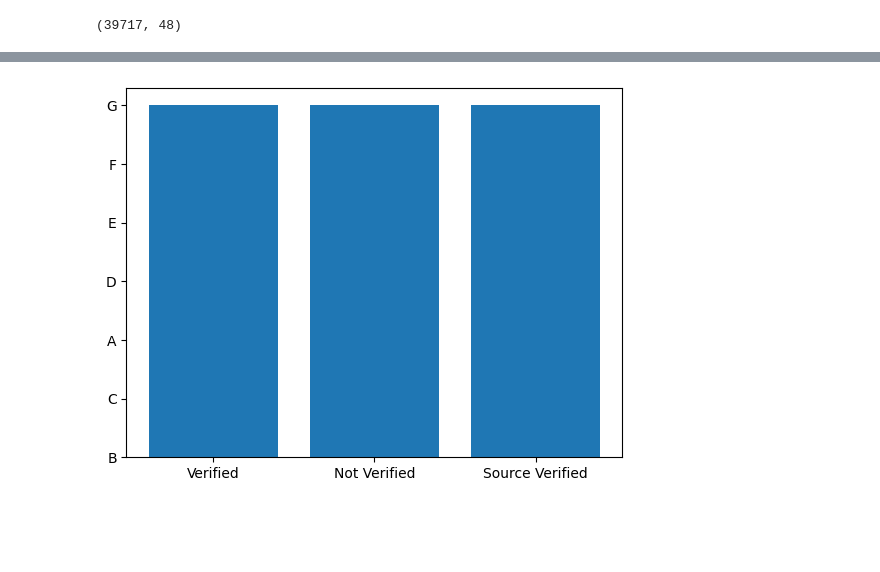
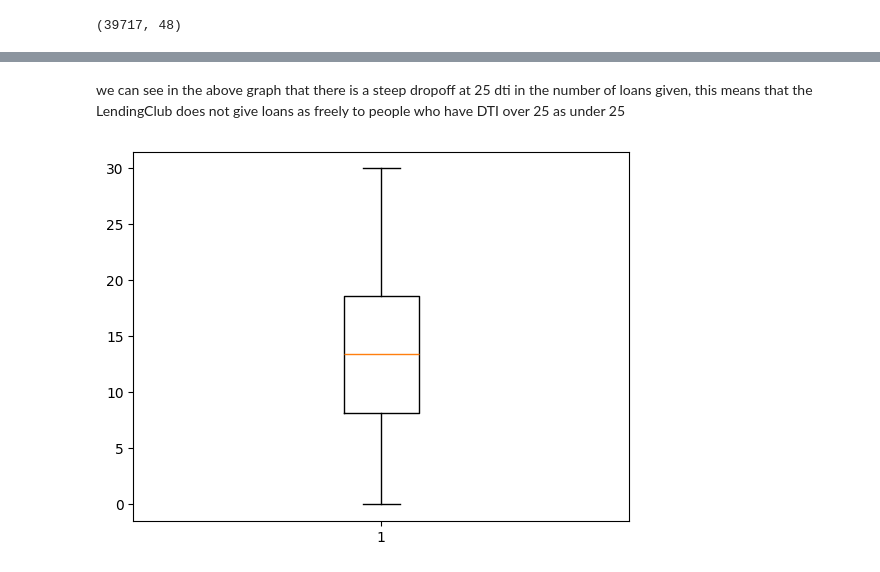
Before and after one commit to pradeepkumarr355199/lendingClub, a Jupyter notebook: LendingClub.ipynb, the cells around one changed output, grey strips where cells are left out. Drawn from its saved outputs; the diff is of its cells as text; code cells hidden in the pictures; blank space fills up the shorter version.

```diff
--- a/LendingClub.ipynb
+++ b/LendingClub.ipynb
@@ -175,6 +164,8 @@ plt.hist(df2.dti, bins=30)
 [figure]
+# %% [markdown]
+we can see in the above graph that there is a steep dropoff at 25 dti in the number of loans given, this means that the LendingClub does not give loans as freely to people who have DTI over 25 as under 25
 # %%
-plt.bar(df2.verification_status, df2.grade)
+plt.boxplot(df2.dti)
 plt.show()
 # %% [output]
-[figure, old version]
+[figure, new version]
```
Also changed, not shown: parts of 25 cells of this notebook, 2 other files.
